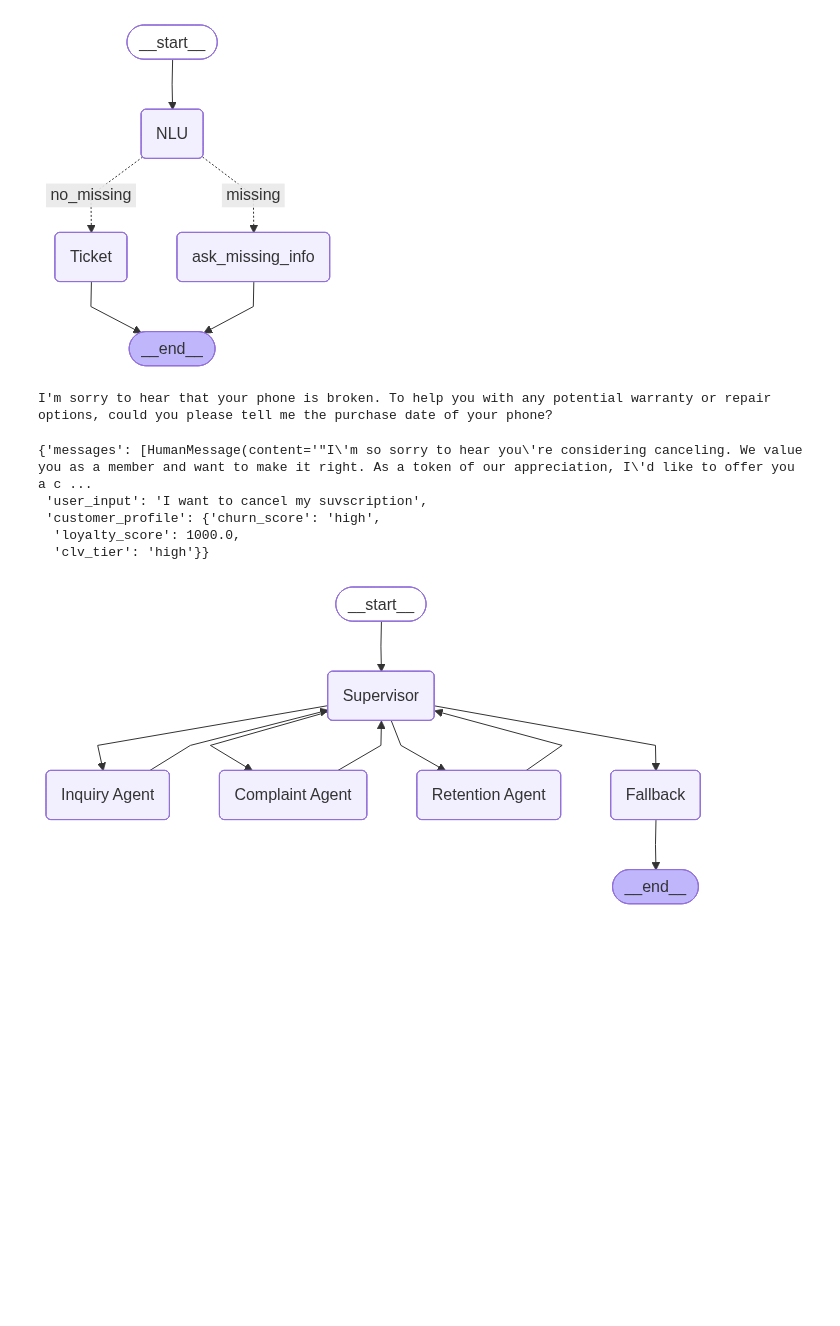
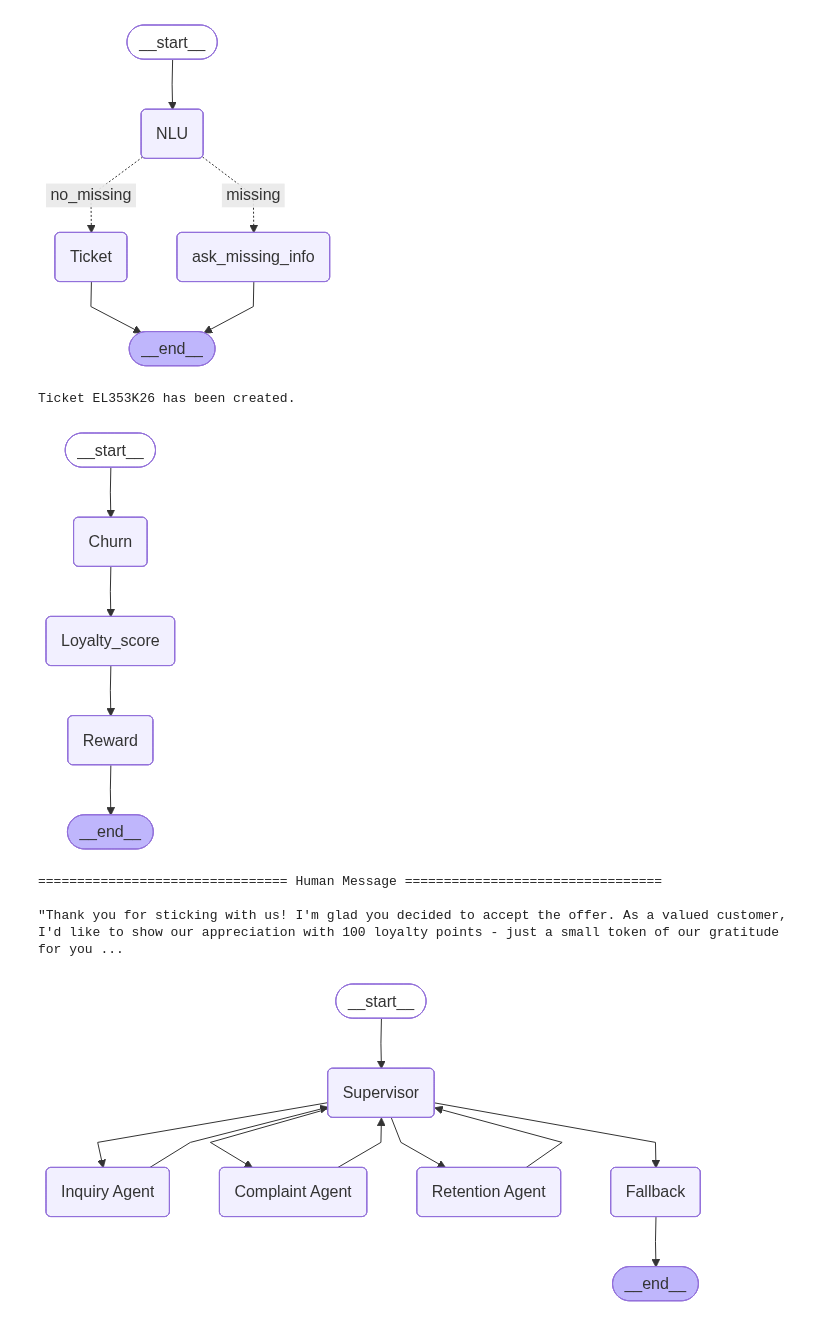
Before and after one commit to abhijitdeshpande83/GenAI, a Jupyter notebook: SupportIQ/agentic-ai/notebooks/customer-retention-orchestrator.ipynb, the cells around one changed output. Drawn from its saved outputs; the diff is of its cells as text; code cells hidden in the pictures; blank space fills up the shorter version.

Commit message:
feat(agentic-ai): add retention_graph for retention flow and offer generation

```diff
--- a/SupportIQ/agentic-ai/notebooks/customer-retention-orchestrator.ipynb
+++ b/SupportIQ/agentic-ai/notebooks/customer-retention-orchestrator.ipynb
@@ -185,12 +185,12 @@ complaint_graph
 # %% [output]
 [figure]
 # %%
-response = complaint_graph.invoke({'user_input':"My Phone is broken."},config=config)
-# response = complaint_graph.invoke({'user_input':"1st October 2024"},config=config)
+# response = complaint_graph.invoke({'user_input':"My Phone is broken."},config=config)
+response = complaint_graph.invoke({'user_input':"1st October 2024"},config=config)
 # %%
 print(response['messages'][-1].content)
 # %% [output]
-I'm sorry to hear that your phone is broken. To help you with any potential warranty or repair options, could you please tell me the purchase date of your phone?
+Ticket EL353K26 has been created.
 # %%
 def churn_score_node(state:SupervisorState)->SupervisorState:
     """
@@ -248,7 +248,7 @@ def loyalty_score_node(state:SupervisorState)->SupervisorState:
 
 def reward_node(state:SupervisorState)->SupervisorState:
     """
-    Generate a personalized retention message.
+    Generate a personalized reward offers.
     """
 
     user_input=state['user_input']
@@ -296,15 +296,18 @@ flow.add_edge("Reward",END)
 
 reward_graph=flow.compile()
 # %%
-# reward_graph
+reward_graph
+# %% [output]
+[figure, added]
 # %%
-reward_graph.invoke({"user_input":"I want to cancel my suvscription"})
+response = reward_graph.invoke({"user_input":"I accept the offer."})
-# %% [output]
-{'messages': [HumanMessage(content='"I\'m so sorry to hear you\'re considering canceling. We value you as a member and want to make it right. As a token of our appreciation, I\'d like to offer you a c ...
- 'user_input': 'I want to cancel my suvscription',
- 'customer_profile': {'churn_score': 'high',
-  'loyalty_score': 1000.0,
-  'clv_tier': 'high'}}
+# %%
+for m in response['messages']:
+    m.pretty_print()
+# %% [output]
+================================ Human Message =================================
+
+"Thank you for sticking with us! I'm glad you decided to accept the offer. As a valued customer, I'd like to show our appreciation with 100 loyalty points - just a small token of our gratitude for you ...
 # %%
 graph = StateGraph(SupervisorState)
 graph.add_node("Supervisor",supervisor_node)
```
Also changed, not shown: parts of 1 cell of this notebook.
